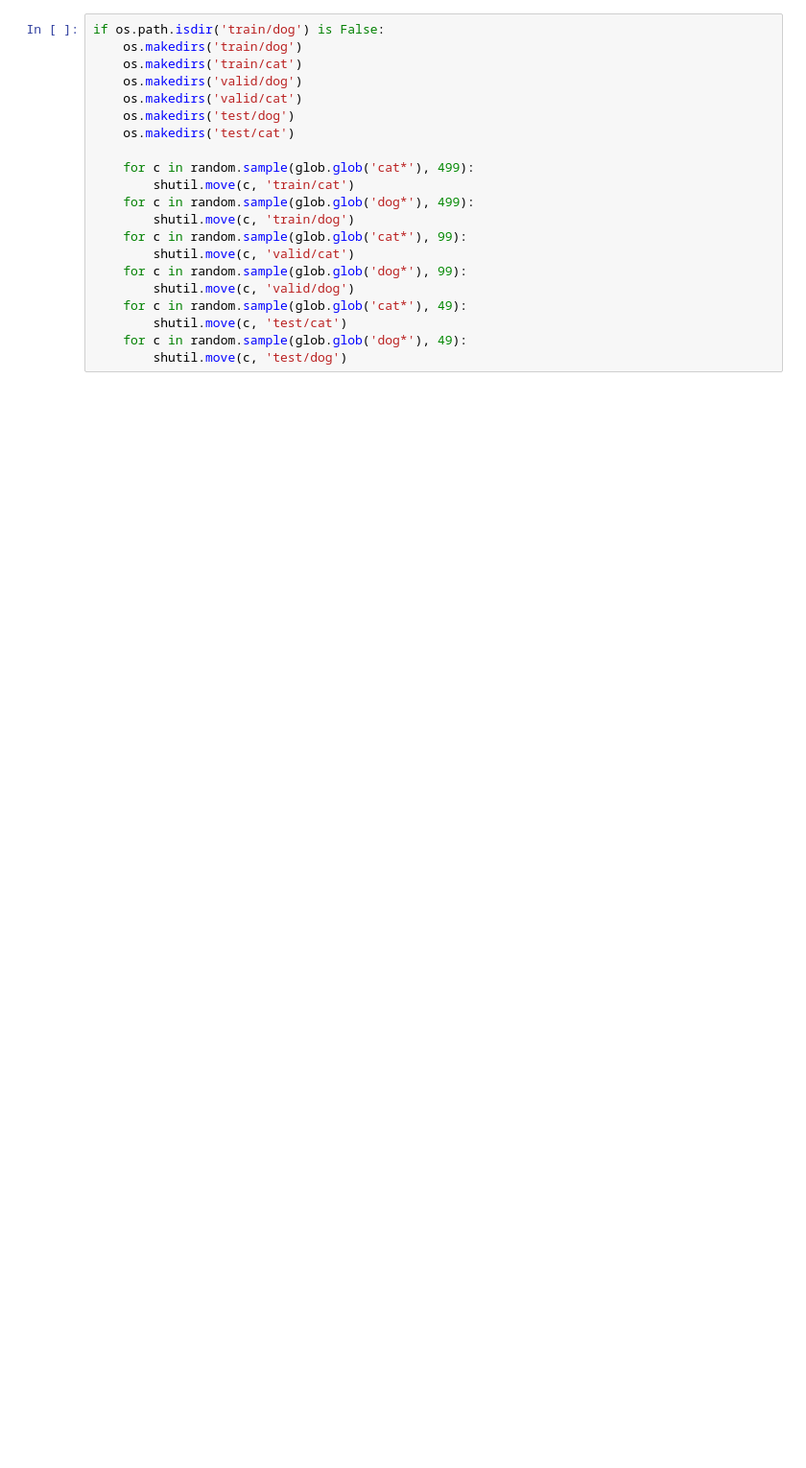
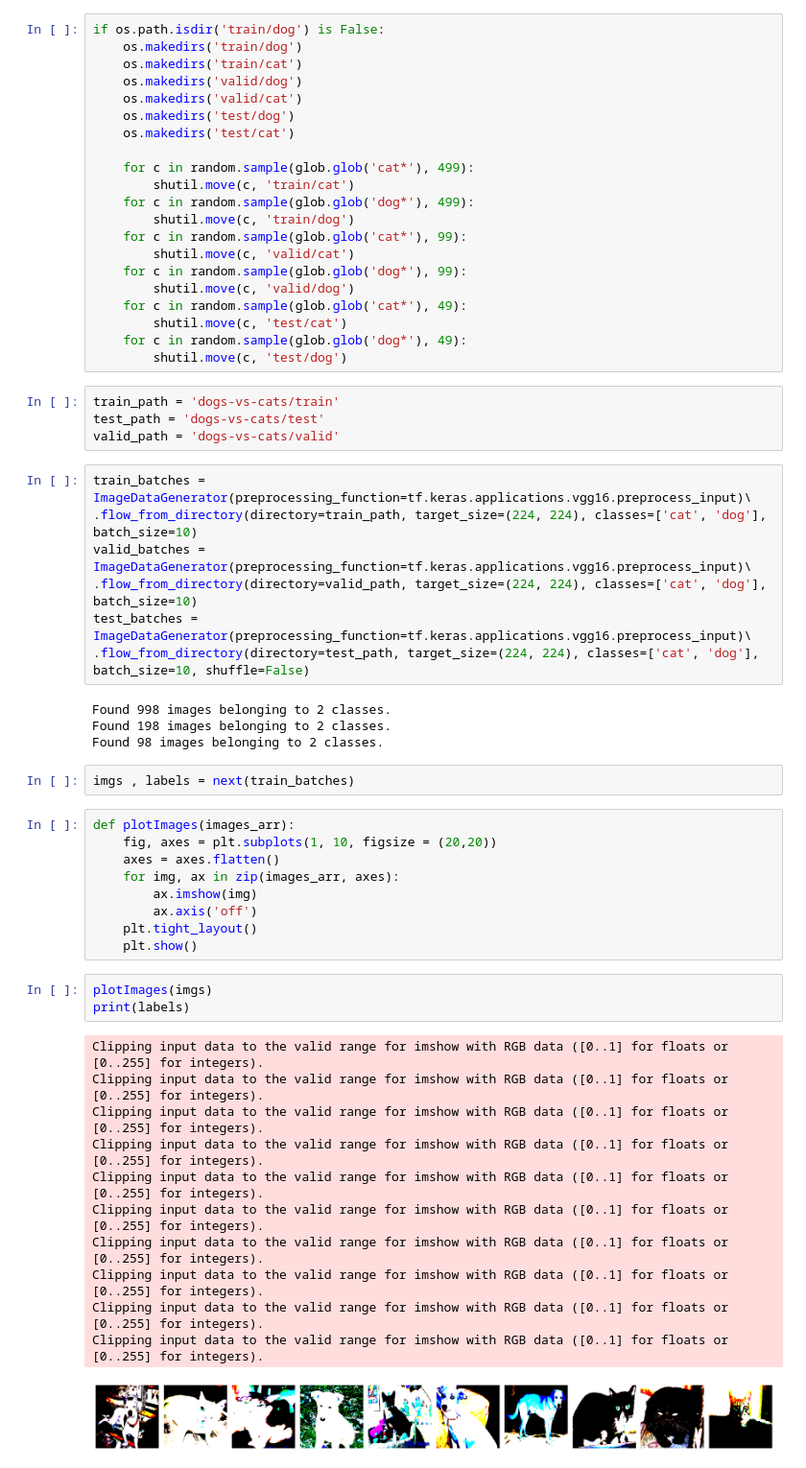
Before and after one commit to Nacim-B/TrainingCode, a Jupyter notebook: TensorFlow_Keras_Course_Part2.ipynb, the cells around one changed output. Shown at 96% size. Saved outputs shown, nothing was run; the diff lists cells and outputs as text; blank space fills up the shorter version.

Commit message:
build train CNN

```diff
--- a/TensorFlow_Keras_Course_Part2.ipynb
+++ b/TensorFlow_Keras_Course_Part2.ipynb
@@ -39,3 +39,44 @@ if os.path.isdir('train/dog') is False:
         shutil.move(c, 'test/cat')
     for c in random.sample(glob.glob('dog*'), 49):
         shutil.move(c, 'test/dog')
+# %%
+train_path = 'dogs-vs-cats/train'
+test_path = 'dogs-vs-cats/test'
+valid_path = 'dogs-vs-cats/valid'
+# %%
+train_batches = ImageDataGenerator(preprocessing_function=tf.keras.applications.vgg16.preprocess_input)\
+.flow_from_directory(directory=train_path, target_size=(224, 224), classes=['cat', 'dog'], batch_size=10)
+valid_batches = ImageDataGenerator(preprocessing_function=tf.keras.applications.vgg16.preprocess_input)\
+.flow_from_directory(directory=valid_path, target_size=(224, 224), classes=['cat', 'dog'], batch_size=10)
+test_batches = ImageDataGenerator(preprocessing_function=tf.keras.applications.vgg16.preprocess_input)\
+.flow_from_directory(directory=test_path, target_size=(224, 224), classes=['cat', 'dog'], batch_size=10, shuffle=False)
+# %% [output]
+Found 998 images belonging to 2 classes.
+Found 198 images belonging to 2 classes.
+Found 98 images belonging to 2 classes.
+# %%
+imgs , labels = next(train_batches)
+# %%
+def plotImages(images_arr):
+    fig, axes = plt.subplots(1, 10, figsize = (20,20))
+    axes = axes.flatten()
+    for img, ax in zip(images_arr, axes):
+        ax.imshow(img)
+        ax.axis('off')
+    plt.tight_layout()
+    plt.show()
+# %%
+plotImages(imgs)
+print(labels)
+# %% [output]
+Clipping input data to the valid range for imshow with RGB data ([0..1] for floats or [0..255] for integers).
+Clipping input data to the valid range for imshow with RGB data ([0..1] for floats or [0..255] for integers).
+Clipping input data to the valid range for imshow with RGB data ([0..1] for floats or [0..255] for integers).
+Clipping input data to the valid range for imshow with RGB data ([0..1] for floats or [0..255] for integers).
+Clipping input data to the valid range for imshow with RGB data ([0..1] for floats or [0..255] for integers).
+Clipping input data to the valid range for imshow with RGB data ([0..1] for floats or [0..255] for integers).
+Clipping input data to the valid range for imshow with RGB data ([0..1] for floats or [0..255] for integers).
+Clipping input data to the valid range for imshow with RGB data ([0..1] for floats or [0..255] for integers).
+Clipping input data to the valid range for imshow with RGB data ([0..1] for floats or [0..255] for integers).
+Clipping input data to the valid range for imshow with RGB data ([0..1] for floats or [0..255] for integers).
+[figure, added]
```
Also changed, not shown: parts of 17 cells of this notebook.
